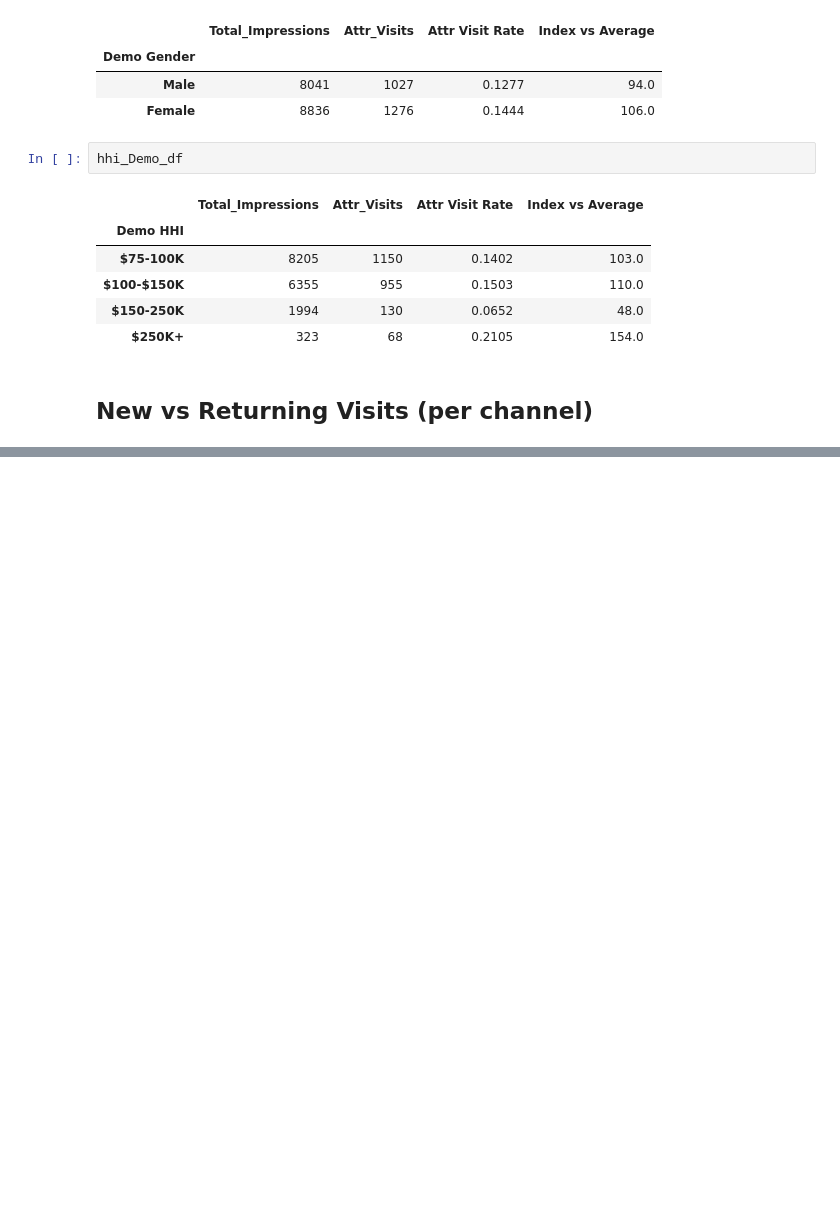
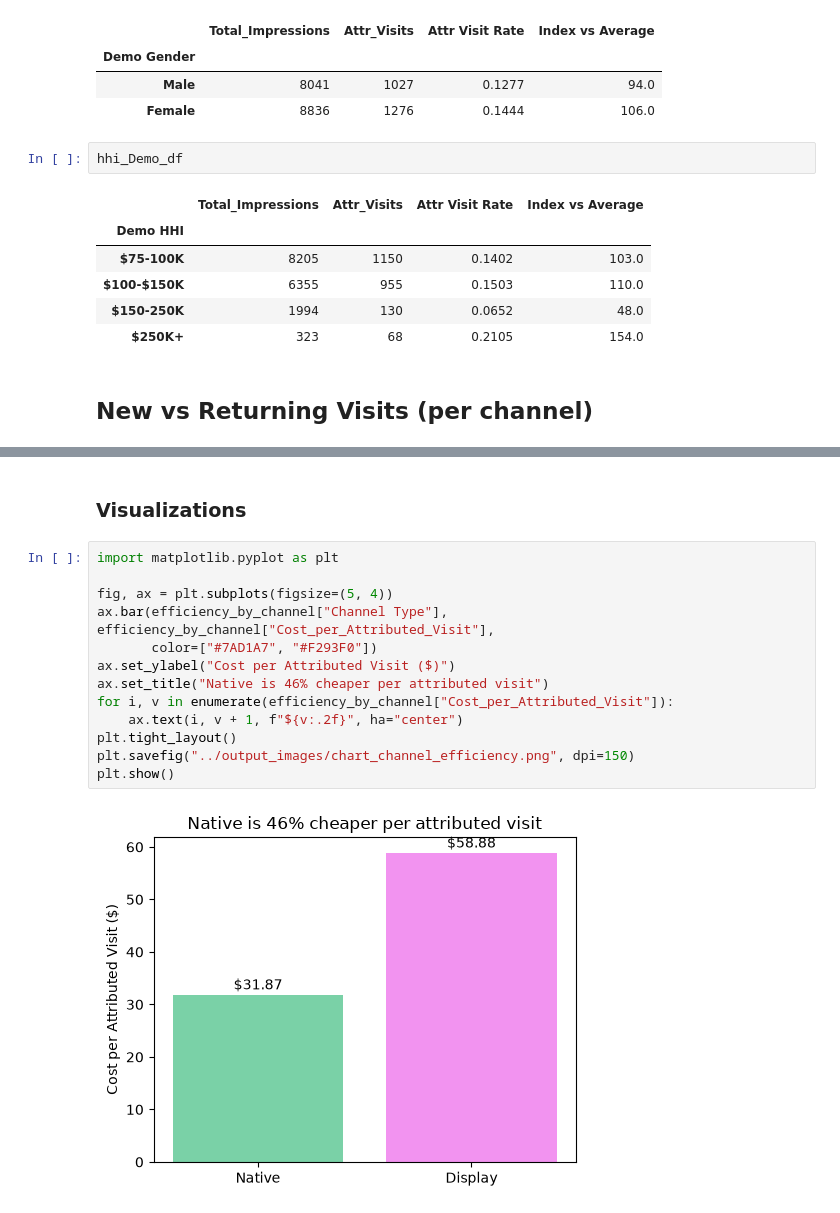
Before and after one commit to EzraGoldberg/portfolio-projects, a Jupyter notebook: 2. Tech Interview Prep/Weather Adtech Data Science/notebooks/Case_Study.ipynb, the cells around one changed output, grey strips where cells are left out. Drawn from its saved outputs; the diff is of its cells as text; blank space fills up the shorter version.

Commit message:
Add analysis of visitation data by channel type and insights for stakeholders, minor corrections to past work

```diff
--- a/2. Tech Interview Prep/Weather Adtech Data Science/notebooks/Case_Study.ipynb
+++ b/2. Tech Interview Prep/Weather Adtech Data Science/notebooks/Case_Study.ipynb
@@ -1036,0 +1178,17 @@ hhi_Demo_df
+# %% [markdown]
+### Visualizations
+# %%
+import matplotlib.pyplot as plt
+
+fig, ax = plt.subplots(figsize=(5, 4))
+ax.bar(efficiency_by_channel["Channel Type"], efficiency_by_channel["Cost_per_Attributed_Visit"],
+       color=["#7AD1A7", "#F293F0"])
+ax.set_ylabel("Cost per Attributed Visit ($)")
+ax.set_title("Native is 46% cheaper per attributed visit")
+for i, v in enumerate(efficiency_by_channel["Cost_per_Attributed_Visit"]):
+    ax.text(i, v + 1, f"${v:.2f}", ha="center")
+plt.tight_layout()
+plt.savefig("../output_images/chart_channel_efficiency.png", dpi=150)
+plt.show()
+# %% [output]
+[figure, added]
```
Also changed, not shown: parts of 9 cells of this notebook, 4 other files.
